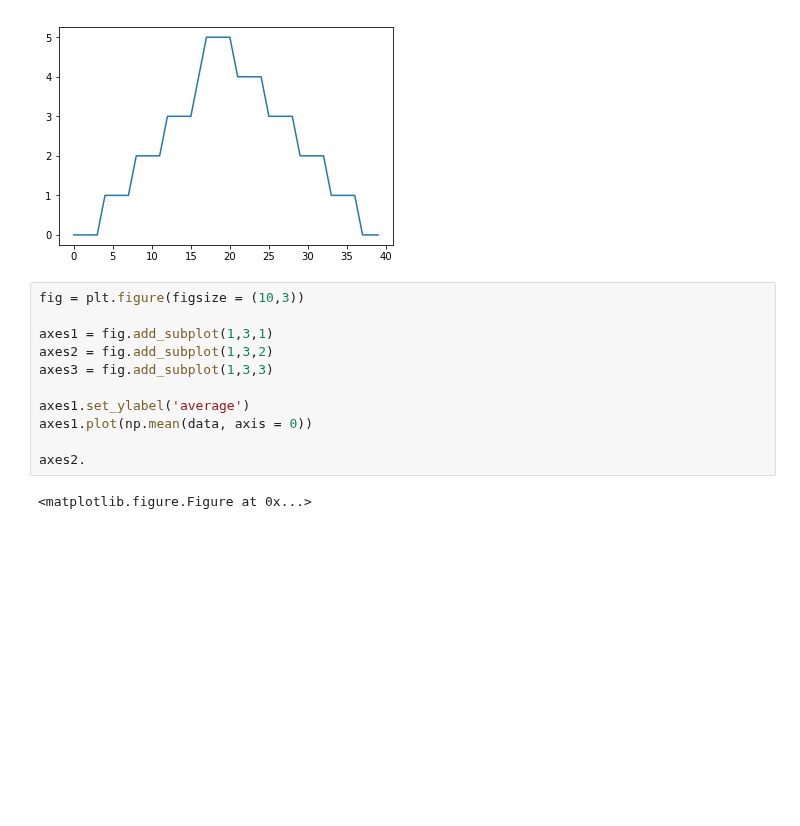
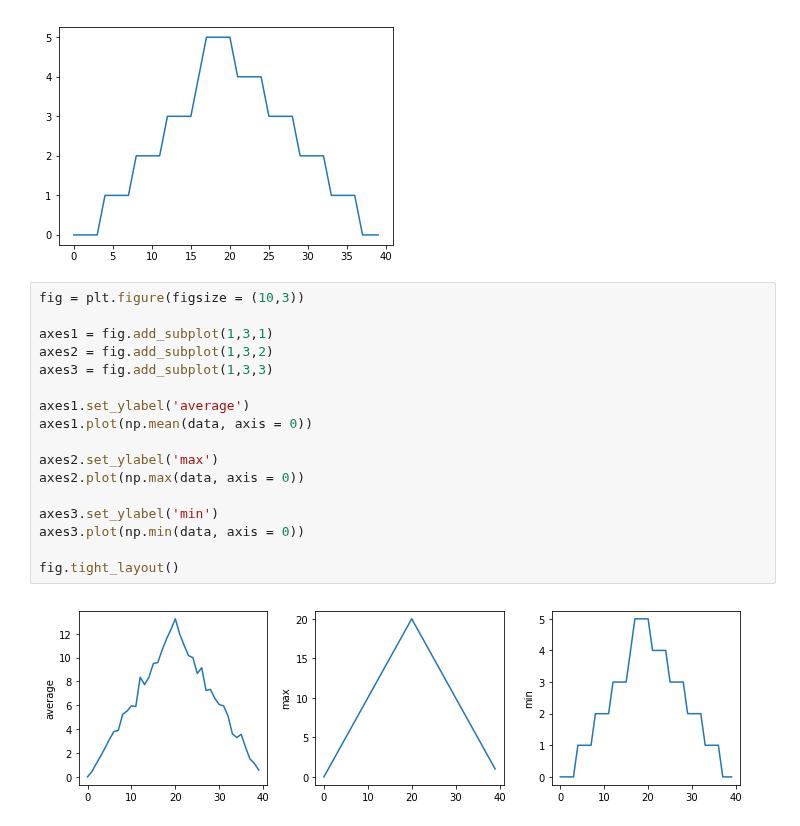
Before and after one commit to Shotgunosine/swc_python_2017-11-09-sfn, a Jupyter notebook: swc_python-sfn.ipynb, the cells around one changed output. Saved outputs shown, nothing was run; the diff lists cells and outputs as text; blank space fills up the shorter version.

```diff
--- a/swc_python-sfn.ipynb
+++ b/swc_python-sfn.ipynb
@@ -188,13 +188,19 @@ min_plot = plt.plot(np.min(data, axis = 0))
 # %%
 fig = plt.figure(figsize = (10,3))
 
 axes1 = fig.add_subplot(1,3,1)
 axes2 = fig.add_subplot(1,3,2)
 axes3 = fig.add_subplot(1,3,3)
 
 axes1.set_ylabel('average')
 axes1.plot(np.mean(data, axis = 0))
 
-axes2.
+axes2.set_ylabel('max')
+axes2.plot(np.max(data, axis = 0))
+
+axes3.set_ylabel('min')
+axes3.plot(np.min(data, axis = 0))
+
+fig.tight_layout()
 # %% [output]
-<matplotlib.figure.Figure at 0x...>
+[figure, added]
```
